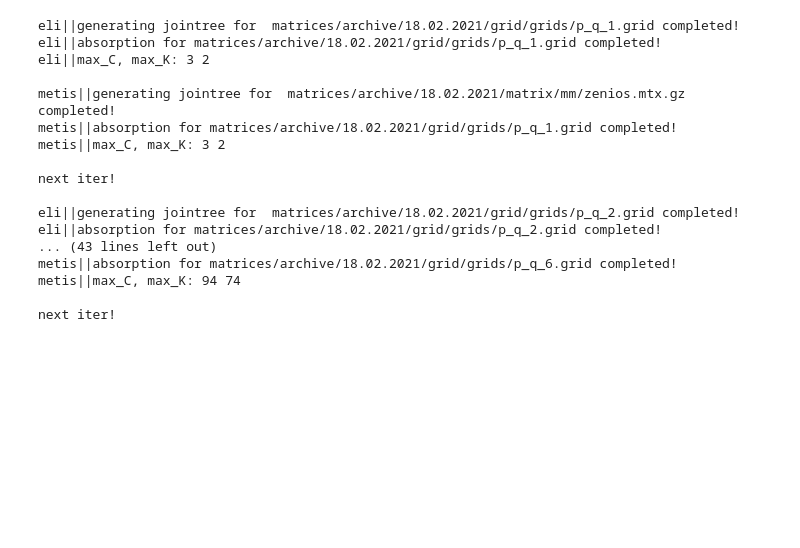
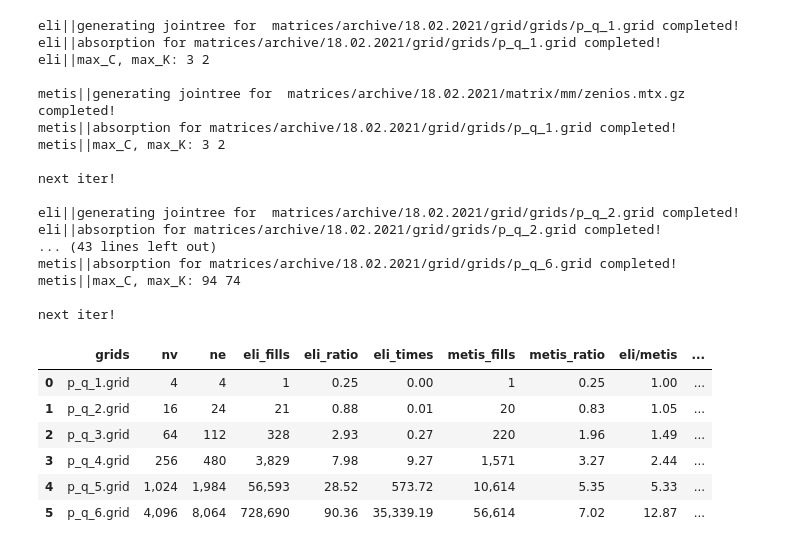
Before and after one commit to berylgithub/eli, a Jupyter notebook: elimination_ordering.ipynb, the cells around one changed output. Saved outputs shown, nothing was run; the diff lists cells and outputs as text; code cells hidden in the pictures; blank space fills up the shorter version.

```diff
--- a/elimination_ordering.ipynb
+++ b/elimination_ordering.ipynb
@@ -1791,13 +1778,25 @@ next iter!
 # %%
 with open('matrices/archive/18.02.2021/grid/new_grid_data.jt.p', 'rb') as fp:
     data = pickle.load(fp)
     #print(data)
 df = pd.DataFrame.from_dict(data)
 df = df.drop(['e_order'], axis=1)
 df.style.format({
     'eli_ratio': '{:,.2f}'.format,
     'eli_times': '{:,.2f}'.format,
     'metis_ratio':'{:,.2f}'.format,
-    'eli/metis': '{:,.2f}'.format
+    'eli/metis': '{:,.2f}'.format,
+    'ne': '{:,.0f}'.format,
+    'nv': '{:,.0f}'.format,
+    'eli_fills': '{:,.0f}'.format,
+    'metis_fills': '{:,.0f}'.format
     #'B': '{:,.3f}'.format,
 })
+# %% [output]
+|  | grids | nv | ne | eli_fills | eli_ratio | eli_times | metis_fills | metis_ratio | eli/metis | ... |
+| 0 | p_q_1.grid | 4 | 4 | 1 | 0.25 | 0.00 | 1 | 0.25 | 1.00 | ... |
+| 1 | p_q_2.grid | 16 | 24 | 21 | 0.88 | 0.01 | 20 | 0.83 | 1.05 | ... |
+| 2 | p_q_3.grid | 64 | 112 | 328 | 2.93 | 0.27 | 220 | 1.96 | 1.49 | ... |
+| 3 | p_q_4.grid | 256 | 480 | 3,829 | 7.98 | 9.27 | 1,571 | 3.27 | 2.44 | ... |
+| 4 | p_q_5.grid | 1,024 | 1,984 | 56,593 | 28.52 | 573.72 | 10,614 | 5.35 | 5.33 | ... |
+| 5 | p_q_6.grid | 4,096 | 8,064 | 728,690 | 90.36 | 35,339.19 | 56,614 | 7.02 | 12.87 | ... |
```
Also changed, not shown: parts of 6 cells of this notebook.
